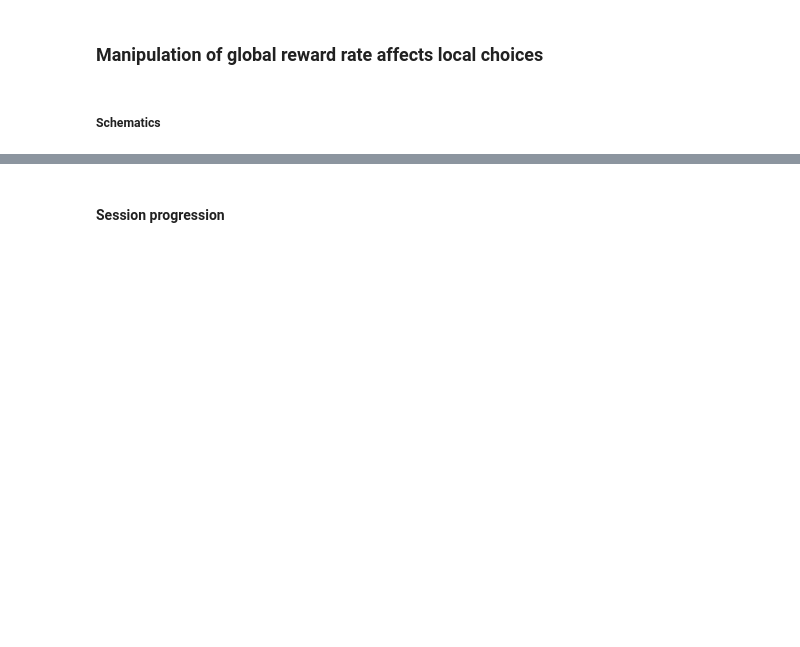
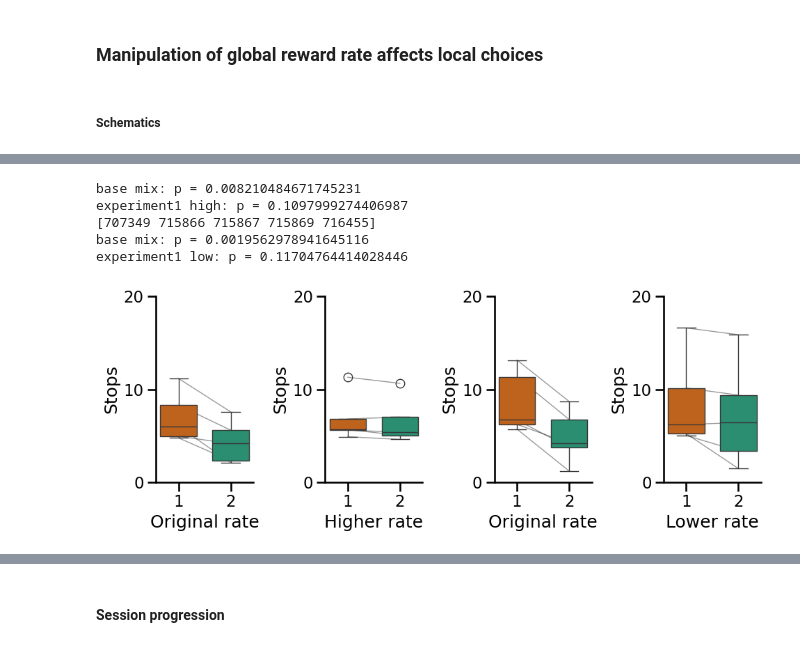
Before and after one commit to AllenNeuralDynamics/Aind.Behavior.VrForaging.Analysis, a Jupyter notebook: notebooks/ConferenceCodes/Sfn2024.ipynb, the cells around one changed output, grey strips where cells are left out. Drawn from its saved outputs; the diff is of its cells as text; code cells hidden in the pictures; blank space fills up the shorter version.

```diff
--- a/notebooks/ConferenceCodes/Sfn2024.ipynb
+++ b/notebooks/ConferenceCodes/Sfn2024.ipynb
@@ -2419,7 +2524,7 @@ plt.savefig(results_path + f'/preward_combined.svg', dpi=300, bbox_inches='tight
 # %%
-summary = summary_df.loc[(summary_df.visit_number != 0)&(summary_df.has_choice ==True)].groupby(['session','mouse','active_patch','odor_label','experiment', 'environment']).agg({'reward_delivered':'sum','visit_number':'count'})
-
-summary = summary.groupby(['session','mouse','odor_label','experiment', 'environment']).agg({'reward_delivered':'mean','visit_number':'count'})
+summary = summary_df.loc[(summary_df.visit_number != 0)&(summary_df.has_choice ==True)].groupby(['session','mouse','active_patch','odor_label','experiment', 'environment']).agg({'reward_delivered':'sum','visit_number':'count'}).reset_index()
+# summary = summary.loc[((summary.visit_number > 1)&(summary.odor_label == 'Ethyl Butyrate'))|(summary.experiment == 'experiment1')|(summary.odor_label == 'Alpha-pinene')|(summary.experiment == 'experiment2')]
+summary = summary.groupby(['session','mouse','odor_label','experiment', 'environment']).agg({'reward_delivered':'mean','visit_number':'mean'})
 summary.reset_index(inplace=True)
 summary = summary.loc[(summary.odor_label != 'Amyl Acetate')&(summary.odor_label != 'Fenchone')]
 summary = summary.loc[summary.mouse != '713578']
@@ -2429,7 +2534,7 @@ summary = summary.groupby(['mouse','odor_label' , 'experiment', 'environment'])[
 list_high = summary.loc[summary.environment == 'high']['mouse'].unique()
 list_low = summary.loc[summary.environment == 'low']['mouse'].unique()
 
-fig, axs = plt.subplots(1,4, figsize=(size_col*3,size_row))
+fig, axs = plt.subplots(1,4, figsize=(size_col*2.5,size_row))
 loop = 0
 
 for experiment, environment, ax in zip(['base','experiment1','base','experiment1'],['mix','high','mix', 'low'], axs.flatten()):
@@ -2445,44 +2550,53 @@ for experiment, environment, ax in zip(['base','experiment1','base','experiment1
 
     sns.boxplot(x='odor_label', y='visit_number', hue='odor_label', palette = color_dict_label, data=plot, order=['Ethyl Butyrate', 'Alpha-pinene'], legend=False, zorder=10, width =0.7, ax=ax)
 
     # Create a plot with both scatter points and connecting lines
     for mouse in plot.mouse.unique():
         y = plot.loc[plot.mouse == mouse].visit_number.values
         x = plot.loc[plot.mouse == mouse].odor_label.values
         ax.plot(x, y, marker='', linestyle='-', color='black', alpha=0.4, linewidth=1)
 
     # Perform paired t-test
     ethyl_butyrate = plot.loc[plot['odor_label'] == 'Ethyl Butyrate', 'visit_number']
     alpha_pinene = plot.loc[plot['odor_label'] == 'Alpha-pinene', 'visit_number']
     t_stat, p_value = ttest_rel(ethyl_butyrate, alpha_pinene)
     print(f'{experiment} {environment}: p = {p_value}')
-    # Annotate significance
-    if p_value < 0.001:
-        significance = '***'
-    elif p_value < 0.01:
-        significance = '**'
-    elif p_value < 0.05:
-        print('Here')
-        significance = '*'
-    else:
-        significance = 'ns'
+    # # Annotate significance
+    # if p_value < 0.001:
+    #     significance = '***'
+    # elif p_value < 0.01:
+    #     significance = '**'
+    # elif p_value < 0.05:
+    #     print('Here')
+    #     significance = '*'
+    # else:
+    #     significance = 'ns'
 
     # Add significance marker
-    max_y = max(max(ethyl_butyrate), max(alpha_pinene))
-    ax.text(0.5, 7, significance, ha='center', va='bottom', color='black', fontsize=14)
+    # max_y = max(max(ethyl_butyrate), max(alpha_pinene))
+    # ax.text(0.5, 7, significance, ha='center', va='bottom', color='black', fontsize=14)
 
     ax.set_ylabel('Stops')
     # plt.legend(bbox_to_anchor=(1.05, 1), loc='upper left', title='Odor')
     sns.despine()
     ax.set_xticks([0,1], [])
     plt.tight_layout()
-    ax.set_ylim(0,50)
+    ax.set_ylim(0,20)
 
     if environment == 'mix':
         ax.set_xlabel('Original rate')
     elif environment == 'high':
         ax.set_xlabel('Higher rate')
     else:
         ax.set_xlabel('Lower rate')
+    ax.set_xticks([0,1], ['1', '2'])
+    ax.set_yticks([0,10, 20])
 
-# plt.savefig(foraging_figures+f'/rewards_collected_combined.svg', dpi=300, bbox_inches='tight')
+plt.savefig(results_path+f'/stops_combined.svg', dpi=300, bbox_inches='tight')
+# %% [output]
+base mix: p = 0.008210484671745231
+experiment1 high: p = 0.1097999274406987
+[707349 715866 715867 715869 716455]
+base mix: p = 0.0019562978941645116
+experiment1 low: p = 0.11704764414028446
+[figure, added]
```
Also changed, not shown: parts of 19 cells of this notebook, 1 other file.
